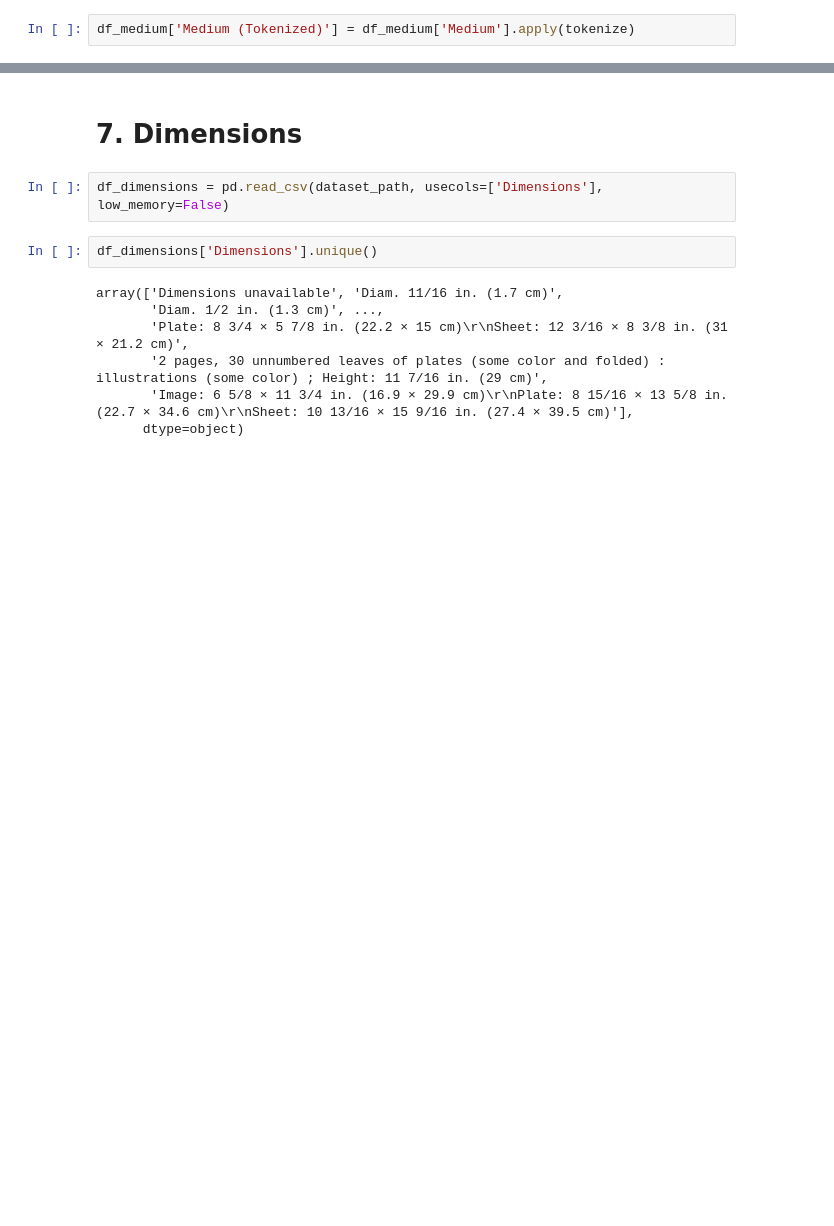
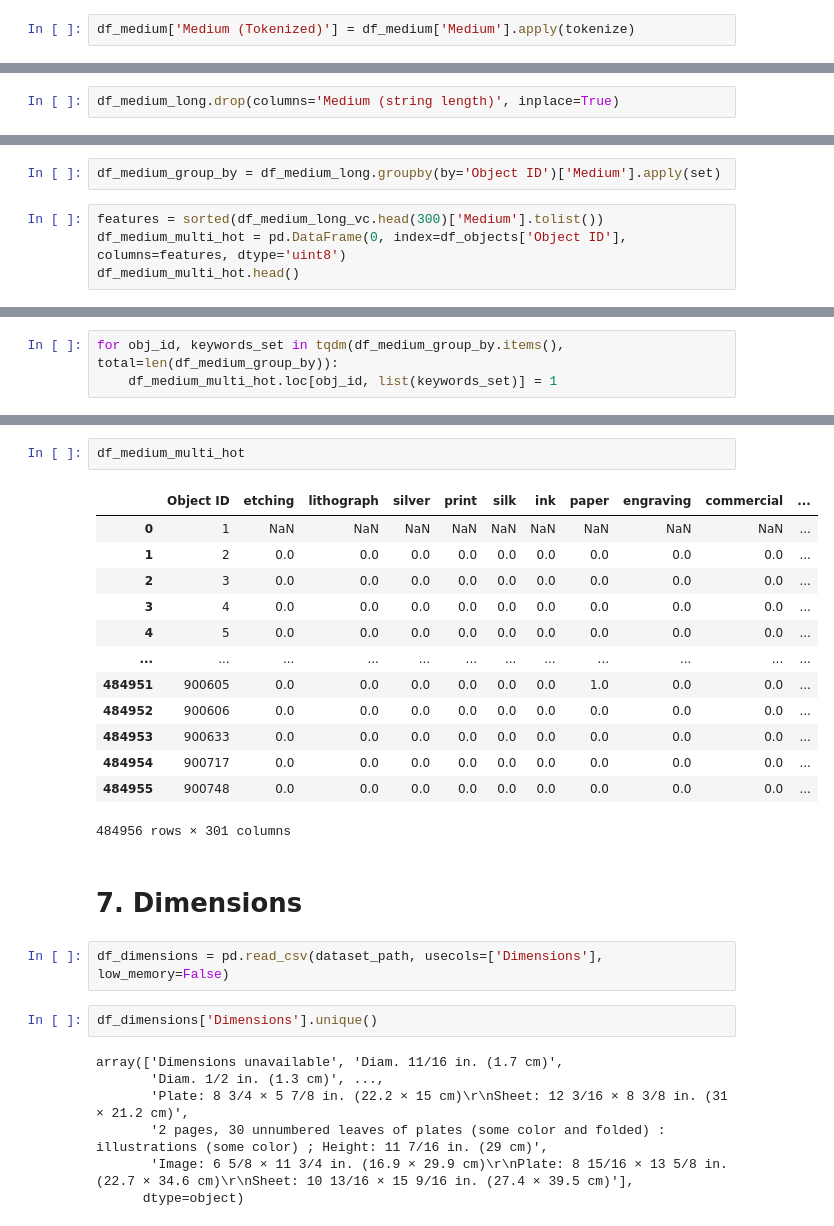
Before and after one commit to nickobard/Data-Preprocessing-Course, a Jupyter notebook: 01/01_homework.ipynb, the cells around one changed output, grey strips where cells are left out. Cells and saved outputs as stored; diff of their text form; blank space fills up the shorter version.

```diff
--- a/01/01_homework.ipynb
+++ b/01/01_homework.ipynb
@@ -2722,0 +2337,2 @@ df_medium['Cleaned'] = df_medium['Medium (Tokenized)']
+# %%
+df_medium_long.drop(columns='Medium (string length)', inplace=True)
@@ -2722,0 +2343,6 @@ df_medium['Cleaned'] = df_medium['Medium (Tokenized)']
+# %%
+df_medium_group_by = df_medium_long.groupby(by='Object ID')['Medium'].apply(set)
+# %%
+features = sorted(df_medium_long_vc.head(300)['Medium'].tolist())
+df_medium_multi_hot = pd.DataFrame(0, index=df_objects['Object ID'], columns=features, dtype='uint8')
+df_medium_multi_hot.head()
@@ -2722,0 +2358,3 @@ df_medium['Cleaned'] = df_medium['Medium (Tokenized)']
+# %%
+for obj_id, keywords_set in tqdm(df_medium_group_by.items(), total=len(df_medium_group_by)):
+    df_medium_multi_hot.loc[obj_id, list(keywords_set)] = 1
@@ -2723,3 +2379,19 @@ df_medium['Cleaned'] = df_medium['Medium (Tokenized)']
+# %%
+df_medium_multi_hot
+# %% [output]
+|  | Object ID | etching | lithograph | silver | print | silk | ink | paper | engraving | commercial | ... |
+| 0 | 1 | NaN | NaN | NaN | NaN | NaN | NaN | NaN | NaN | NaN | ... |
+| 1 | 2 | 0.0 | 0.0 | 0.0 | 0.0 | 0.0 | 0.0 | 0.0 | 0.0 | 0.0 | ... |
+| 2 | 3 | 0.0 | 0.0 | 0.0 | 0.0 | 0.0 | 0.0 | 0.0 | 0.0 | 0.0 | ... |
+| 3 | 4 | 0.0 | 0.0 | 0.0 | 0.0 | 0.0 | 0.0 | 0.0 | 0.0 | 0.0 | ... |
+| 4 | 5 | 0.0 | 0.0 | 0.0 | 0.0 | 0.0 | 0.0 | 0.0 | 0.0 | 0.0 | ... |
+| ... | ... | ... | ... | ... | ... | ... | ... | ... | ... | ... | ... |
+| 484951 | 900605 | 0.0 | 0.0 | 0.0 | 0.0 | 0.0 | 0.0 | 1.0 | 0.0 | 0.0 | ... |
+| 484952 | 900606 | 0.0 | 0.0 | 0.0 | 0.0 | 0.0 | 0.0 | 0.0 | 0.0 | 0.0 | ... |
+| 484953 | 900633 | 0.0 | 0.0 | 0.0 | 0.0 | 0.0 | 0.0 | 0.0 | 0.0 | 0.0 | ... |
+| 484954 | 900717 | 0.0 | 0.0 | 0.0 | 0.0 | 0.0 | 0.0 | 0.0 | 0.0 | 0.0 | ... |
+| 484955 | 900748 | 0.0 | 0.0 | 0.0 | 0.0 | 0.0 | 0.0 | 0.0 | 0.0 | 0.0 | ... |
+484956 rows × 301 columns
 # %% [markdown]
 # 7. Dimensions
 # %%
```
Also changed, not shown: parts of 172 cells of this notebook.
